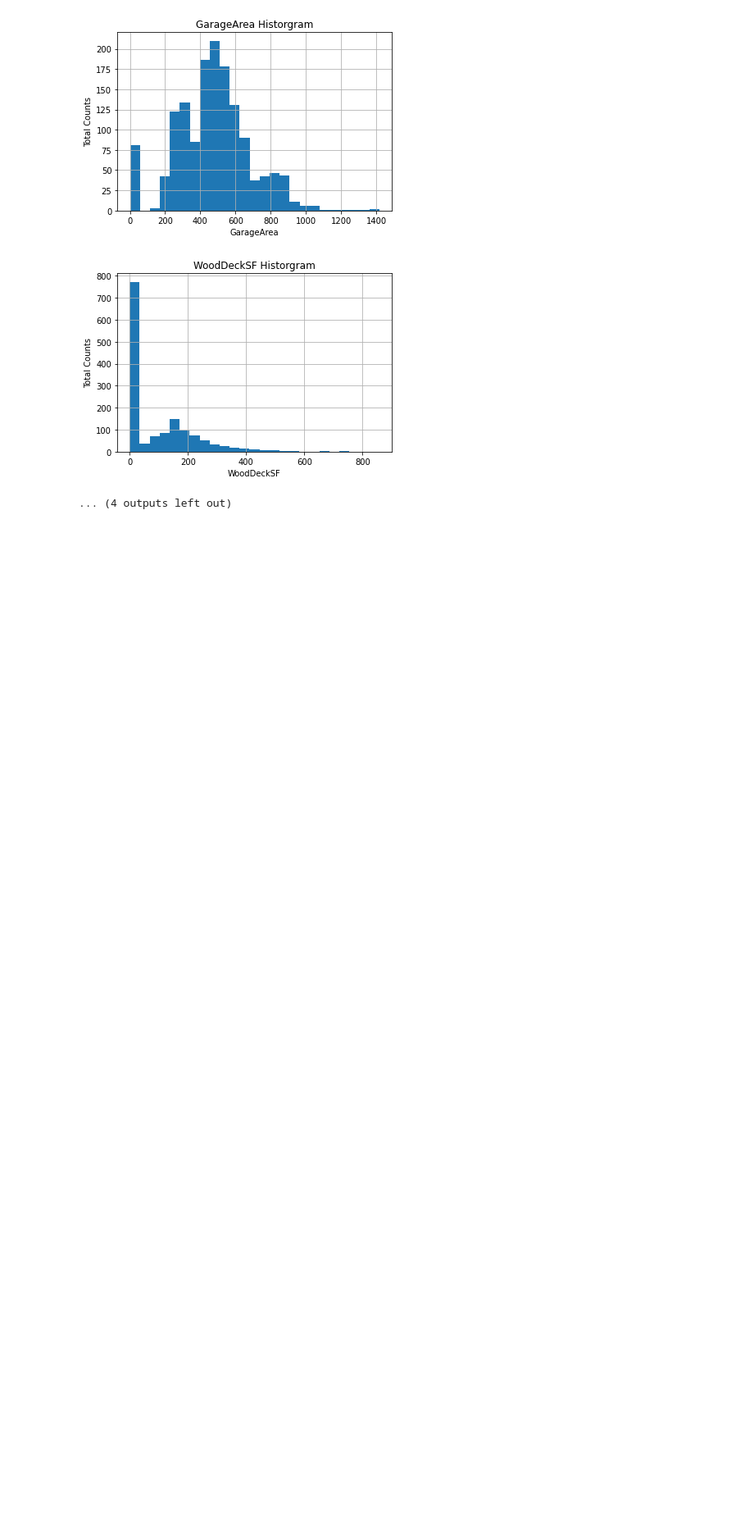
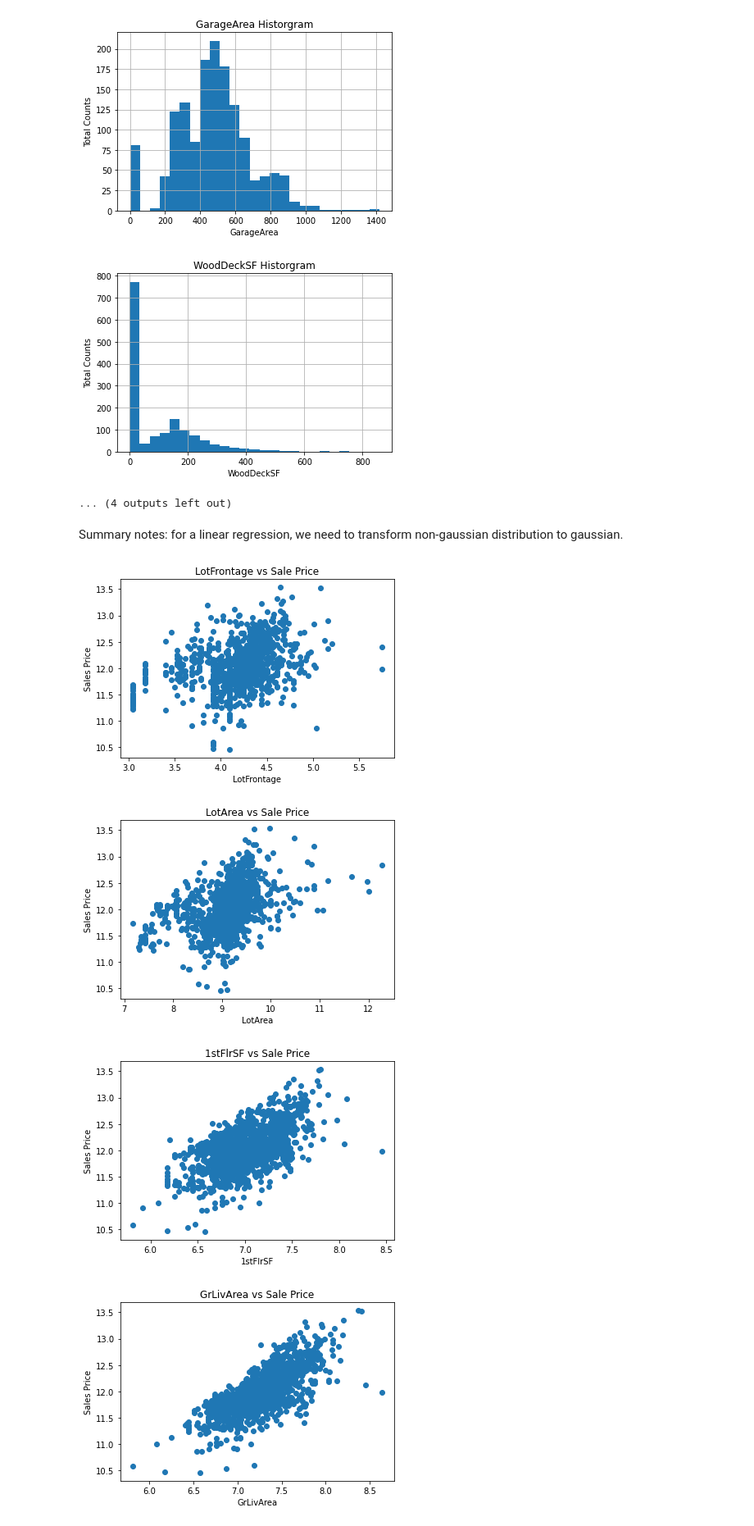
Before and after one commit to ammartin8/housing_price_prediction, a Jupyter notebook: housing_prediction_analysis_eda.ipynb, the cells around one changed output. Shown at 82% size. Drawn from its saved outputs; the diff is of its cells as text; code cells hidden in the pictures; blank space fills up the shorter version.

```diff
--- a/housing_prediction_analysis_eda.ipynb
+++ b/housing_prediction_analysis_eda.ipynb
@@ -274,3 +274,25 @@ for feature in cont_features:
 [figure]
 [figure]
 ... (4 outputs left out)
+# %% [markdown]
+Summary notes: for a linear regression, we need to transform non-gaussian distribution to gaussian.
+# %%
+# Using logarithmic transformation
+
+for feature in cont_features:
+    data = df.copy()
+    if 0 in data[feature].unique():
+        pass
+    else:
+        data[feature]= np.log(data[feature])
+        data['SalePrice'] = np.log(data['SalePrice'])
+        plt.scatter(x=data[feature], y=data['SalePrice'])
+        plt.xlabel(feature)
+        plt.ylabel('Sales Price')
+        plt.title(f'{feature} vs Sale Price')
+        plt.show()
+# %% [output]
+[figure, added]
+[figure, added]
+[figure, added]
+[figure, added]
```
Also changed, not shown: parts of 7 cells of this notebook.
